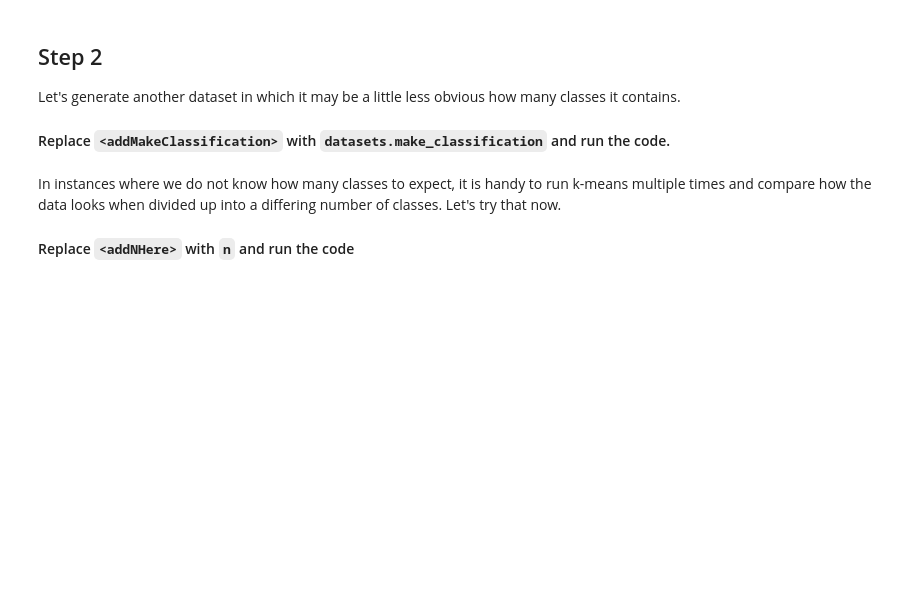
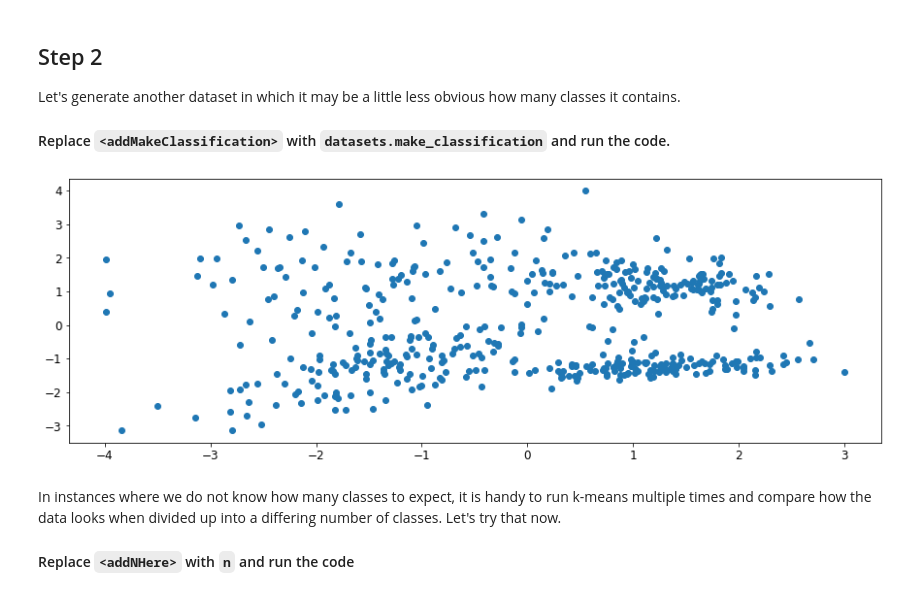
Before and after one commit to AnhelySanchez/ms-learn-ml-crash-course-python, a Jupyter notebook: 12. Clustering - Python.ipynb, the cells around one changed output. Cells and saved outputs as stored; diff of their text form; code cells hidden in the pictures; blank space fills up the shorter version.

```diff
--- a/12. Clustering - Python.ipynb
+++ b/12. Clustering - Python.ipynb
@@ -105,13 +107,15 @@ Let's generate another dataset in which it may be a little less obvious how many
 # %%
 ###
 # REPLACE <addMakeClassification> BELOW WITH datasets.make_classification
 ###
-cluster_data, output = <addMakeClassification>(n_samples = 500, n_features = 2, n_informative = 2, n_redundant = 0, n_repeated = 0,
+cluster_data, output = datasets.make_classification(n_samples = 500, n_features = 2, n_informative = 2, n_redundant = 0, n_repeated = 0,
                                             n_classes = 4, n_clusters_per_class = 1, class_sep = 1.25, random_state = 6)
 ###
 
 graph.scatter(cluster_data.T[0], cluster_data.T[1])
 graph.show()
+# %% [output]
+[figure, added]
 # %% [markdown]
 In instances where we do not know how many classes to expect, it is handy to run k-means multiple times and compare how the data looks when divided up into a differing number of classes. Let's try that now.
 
```
Also changed, not shown: parts of 12 cells of this notebook.
